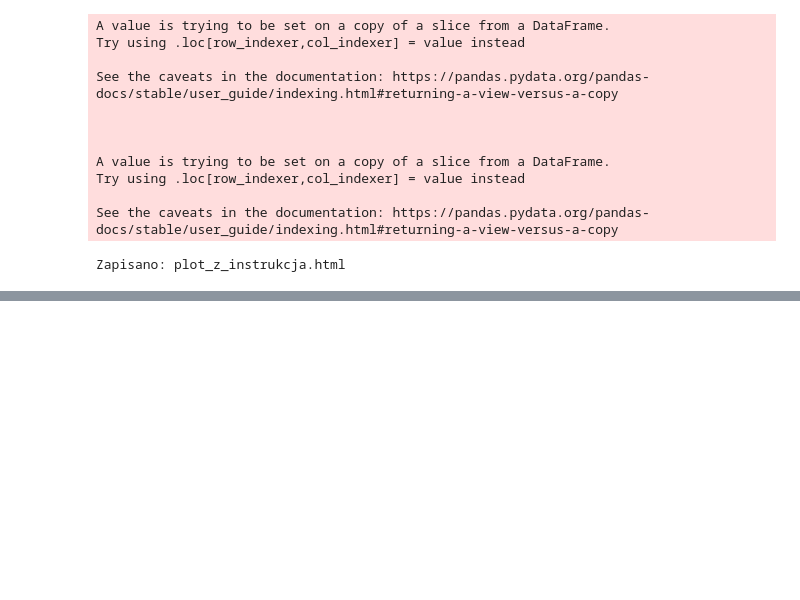
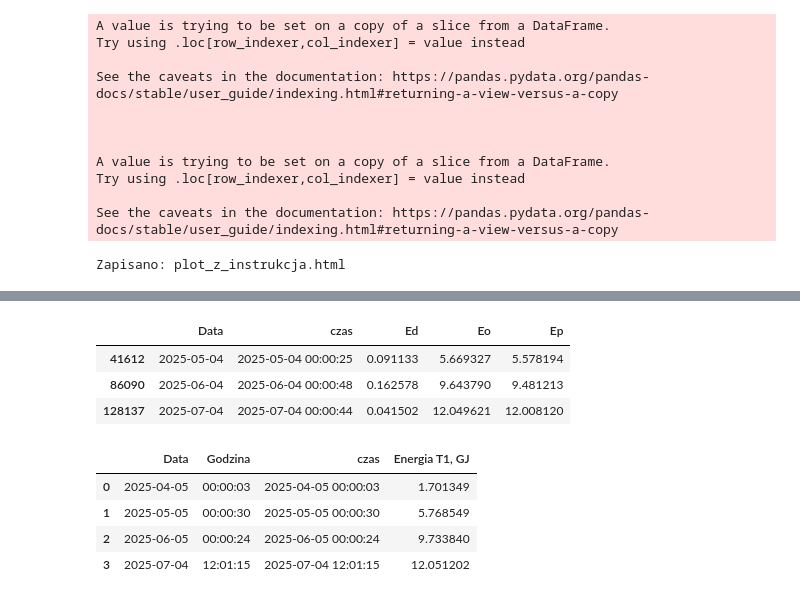
Before and after one commit to martynabocian/martynabocian.github.io, a Jupyter notebook: Charts.ipynb, the cells around one changed output, grey strips where cells are left out. Saved outputs shown, nothing was run; the diff lists cells and outputs as text; code cells hidden in the pictures; blank space fills up the shorter version.

```diff
--- a/Charts.ipynb
+++ b/Charts.ipynb
@@ -1012,0 +1078,35 @@ Zapisano: plot_z_instrukcja.html
+# %%
+df_dobowe_zuzycie_ciepla["Day"] = pd.to_datetime(df_dobowe_zuzycie_ciepla["Data"]).dt.day
+df_czwartego_dnia_miesiaca = df_dobowe_zuzycie_ciepla[df_dobowe_zuzycie_ciepla["Day"] == 4]
+df_czwartego_dnia_miesiaca[["Data", "czas", "Ed", "Eo", "Ep"]]
+# %% [output]
+|  | Data | czas | Ed | Eo | Ep |
+| 41612 | 2025-05-04 | 2025-05-04 00:00:25 | 0.091133 | 5.669327 | 5.578194 |
+| 86090 | 2025-06-04 | 2025-06-04 00:00:48 | 0.162578 | 9.643790 | 9.481213 |
+| 128137 | 2025-07-04 | 2025-07-04 00:00:44 | 0.041502 | 12.049621 | 12.008120 |
+# %%
+df_belimo_czas_dt = pd.to_datetime(df_belimo["czas"])
+df_belimo["Day"] = df_belimo_czas_dt.dt.day
+df_belimo["Hour"] = df_belimo_czas_dt.dt.hour
+df_belimo["Date"] = df_belimo_czas_dt.dt.date
+
+# Filtruj dla 5go dnia miesiaca o polnocy (pierwszy wpis kazdego 5go dnia)
+df_fifth_day_midnight = df_belimo[(df_belimo["Day"] == 5) & (df_belimo["Hour"] == 0)].drop_duplicates(subset=["Date"], keep="first").copy()
+
+# Sprawdz czy istnieje wpis dla 2025-07-05
+july_5_exists = any(df_fifth_day_midnight["Date"] == pd.to_datetime("2025-07-05").date())
+
+# Jesli nie istnieje 2025-07-05 o polnocy, dodaj ostatni wpis z 2025-07-04 (12:01)
+if not july_5_exists:
+    last_july_4 = df_belimo[df_belimo["Date"] == pd.to_datetime("2025-07-04").date()]
+    if not last_july_4.empty:
+        # Weź ostatni wiersz z 2025-07-04
+        last_entry = last_july_4.iloc[-1:].copy()
+        last_entry["Date"] = pd.to_datetime("2025-07-05").date()
+        df_fifth_day_midnight = pd.concat([df_fifth_day_midnight, last_entry], ignore_index=True)
+# %% [output]
+|  | Data | Godzina | czas | Energia T1, GJ |
+| 0 | 2025-04-05 | 00:00:03 | 2025-04-05 00:00:03 | 1.701349 |
+| 1 | 2025-05-05 | 00:00:30 | 2025-05-05 00:00:30 | 5.768549 |
+| 2 | 2025-06-05 | 00:00:24 | 2025-06-05 00:00:24 | 9.733840 |
+| 3 | 2025-07-04 | 12:01:15 | 2025-07-04 12:01:15 | 12.051202 |
```
Also changed, not shown: parts of 13 cells of this notebook, 1 other file.
